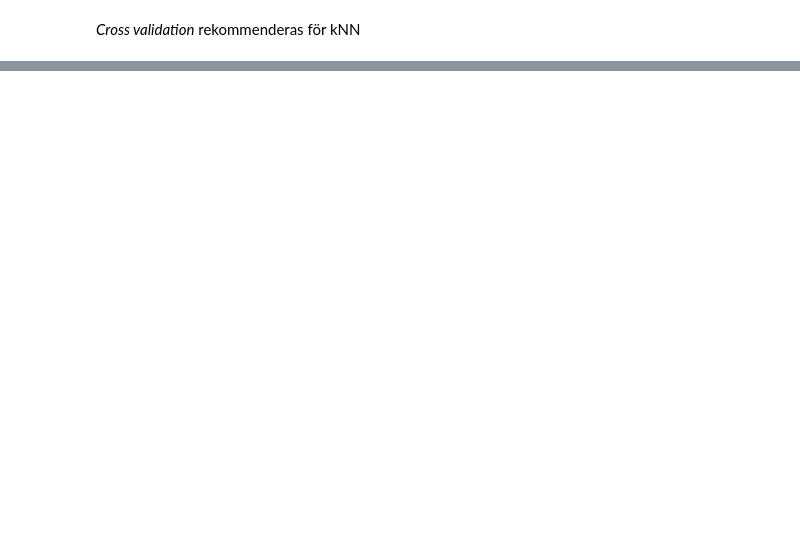
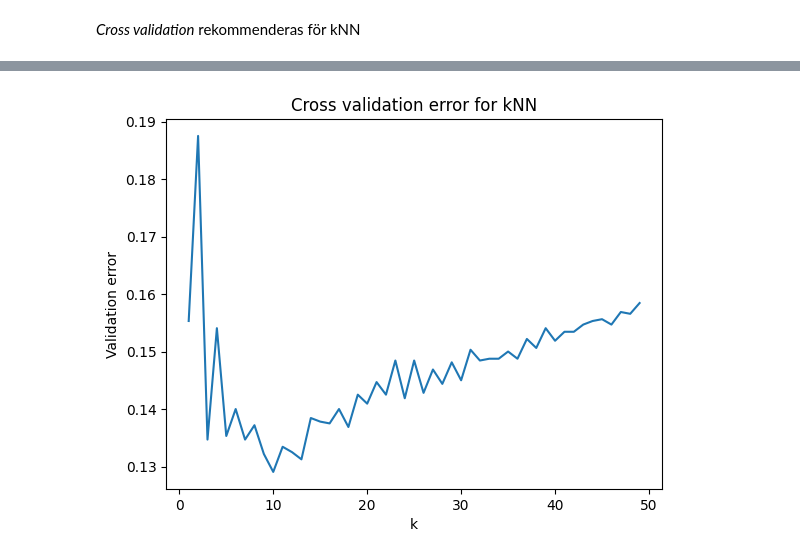
Before and after one commit to sebberendel/machine_learning_project, a Jupyter notebook: notebooks/xtremkarl.ipynb, the cells around one changed output, grey strips where cells are left out. Saved outputs shown, nothing was run; the diff lists cells and outputs as text; code cells hidden in the pictures; blank space fills up the shorter version.

Commit message:
ultimat cross validation

```diff
--- a/notebooks/xtremkarl.ipynb
+++ b/notebooks/xtremkarl.ipynb
@@ -147,7 +149,23 @@ plt.show()
 # %%
 n_runs = 10
-K = np.arange(1,200)
+K = np.arange(1,50)
 
-misclassification = np.zeros((n_runs, len(k)))
+misclassification = np.zeros((n_runs, len(K)))
 for i in range(n_runs):
-    X_train, X_val, y_train, y_val = skl_ms.train_test_split(X, y, test_size=0.2)
+    X_train, X_val, y_train, y_val = skl_ms.train_test_split(X_scaled, y, test_size=0.2)
+
+    for j, k in enumerate(K):
+        model = skl_nb.KNeighborsClassifier(n_neighbors=k)
+        model.fit(X_train, y_train)
+        prediction = model.predict(X_val)
+        misclassification[i, j] = (np.mean(prediction != y_val))
+
+avarage_mis = np.mean(misclassification, axis=0)
+
+plt.plot(K, avarage_mis)
+plt.title('Cross validation error for kNN')
+plt.xlabel('k')
+plt.ylabel('Validation error')
+plt.show()
+# %% [output]
+[figure, added]
```
Also changed, not shown: parts of 12 cells of this notebook.
